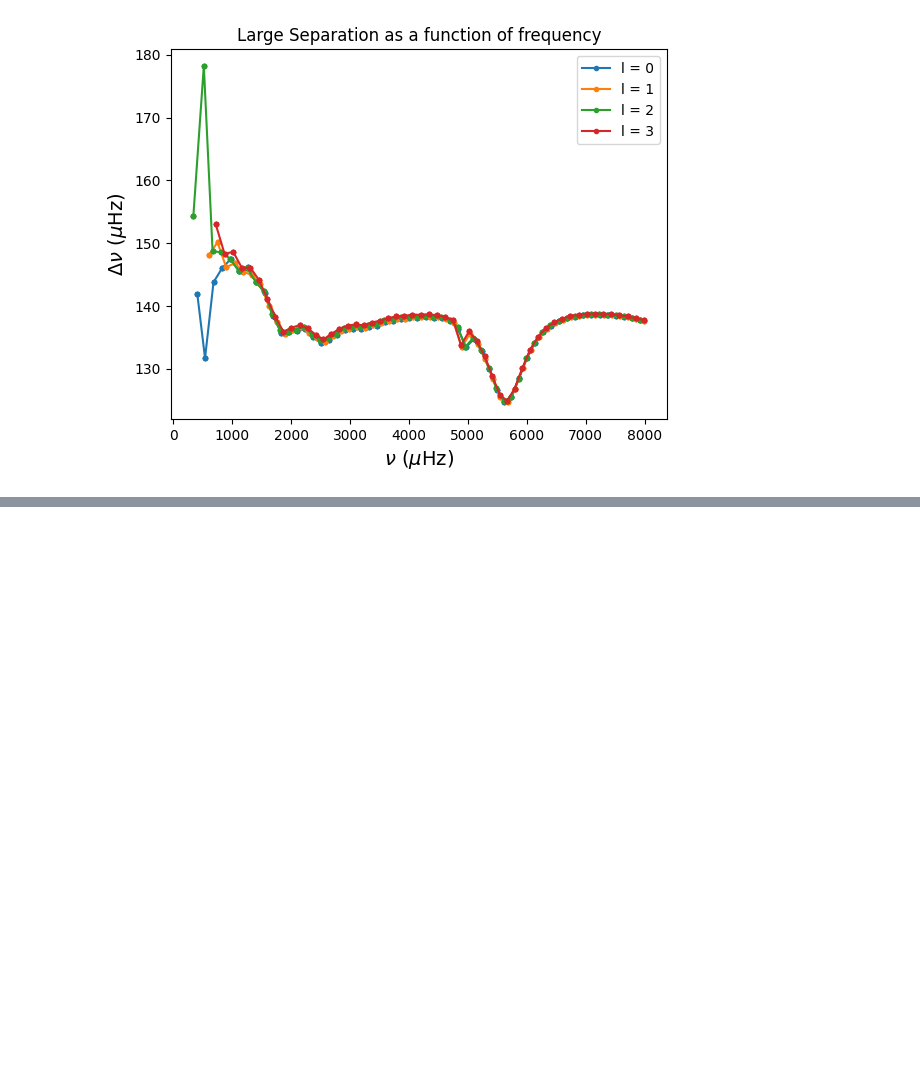
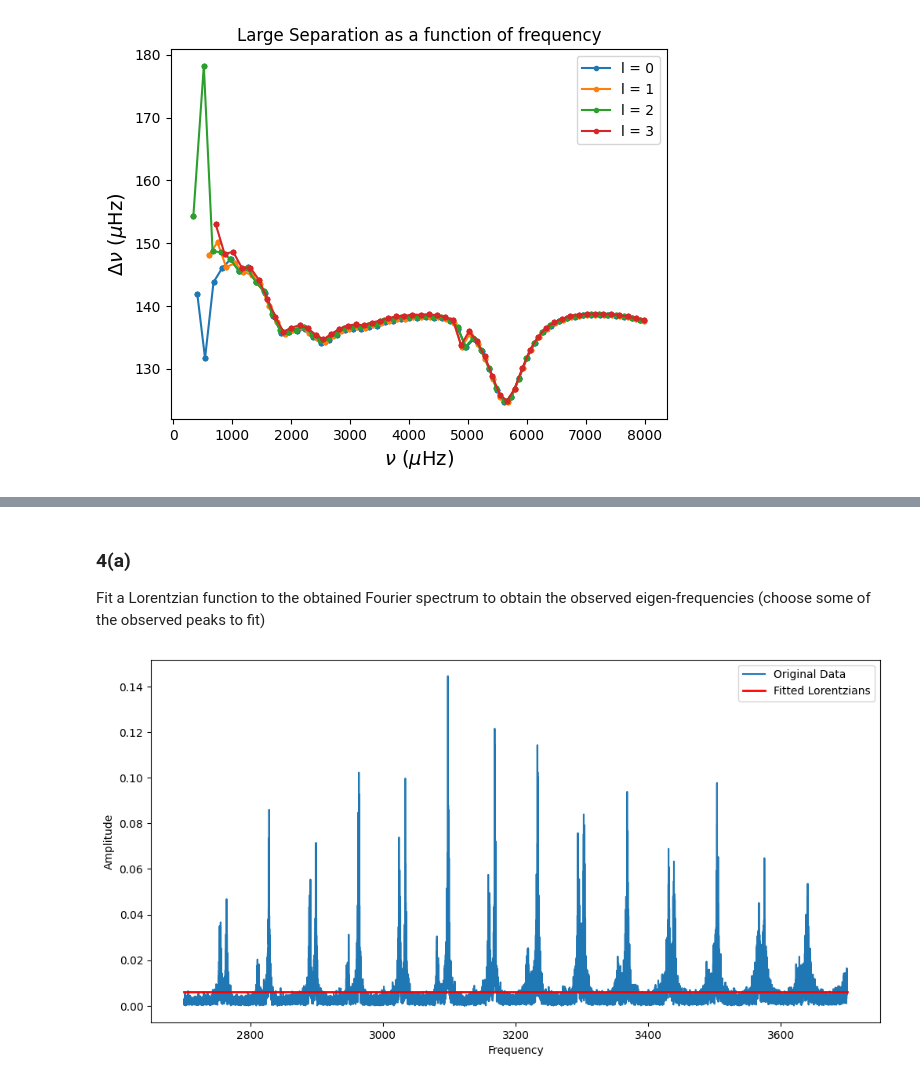
Before and after one commit to inesgpinto/stellar, a Jupyter notebook: mycode/part2.ipynb, the cells around one changed output, grey strips where cells are left out. Saved outputs shown, nothing was run; the diff lists cells and outputs as text; code cells hidden in the pictures; blank space fills up the shorter version.

```diff
--- a/mycode/part2.ipynb
+++ b/mycode/part2.ipynb
@@ -329,0 +335,71 @@ plt.show()
+# %% [markdown]
+### 4(a)
+Fit a Lorentzian function to the obtained Fourier spectrum to obtain the observed eigen-frequencies (choose some of the observed peaks to fit)
+# %%
+from scipy.optimize import curve_fit
+from scipy.signal import find_peaks
+
+#freq1_2= freq1[:790560//2]
+#fft_normalized1_2=2.0/790560 * np.abs(fft_normalized1)[0:790560//2]
+#fft_normalized1_2=fft_normalized1
+
+
+
+freqs = freq*1e6
+amp  =  2.0/790560 * np.abs(fft_v_pm1_cali1)[0:790560//2]
+#2700, 3700
+mask = (freqs >= 2700) & (freqs <= 3700)
+
+frequency_data = freqs[mask]
+amplitude_data = amp[mask]
+
+def lorentzian(x, A, w, x0, y0):
+    return 0.000005*A * (0.5*w) / ((x - x0)**2 + ((0.5*w)**2)) + y0
+
+def fit_multiple_lorentzians(x, *params):
+    y = np.zeros_like(x)
+    for i in range(0, len(params), 4):
+        A, w, x0, y0 = params[i:i+4]
+        y += lorentzian(x, A, w, x0, y0)
+    return y
+
+# Expected peak positions
+#mask = (model["freq"] >= 3*1000) & (model["freq"] <= 3.6*1000)
+#expected_peak_positions = model["freq"][mask]/1000
+
+expected_peak_positions = [3.02,3.03,3.09,3.10,3.155,3.16]
+
+# Number of peaks
+num_peaks = len(expected_peak_positions)
+
+# Set up initial parameters
+initial_params = []
+
+for x0 in expected_peak_positions:
+    # Set reasonable initial guesses based on your amplitude and width ranges
+    initial_A = 1/3.14  # Initial amplitude guess (between 0 and 0.14)
+    initial_w = 0.0015  # Initial width guess (you can adjust this)
+    initial_y0 = 0.0  # Initial baseline offset guess
+
+    initial_params.extend([initial_A, initial_w, x0, initial_y0])
+
+# Convert the list to a NumPy array
+initial_params = np.array(initial_params)
+
+
+# Fit the function to the data
+params, covariance = curve_fit(fit_multiple_lorentzians, frequency_data, amplitude_data, p0=initial_params, maxfev=70000)
+
+x_fit = np.linspace(min(frequency_data), max(frequency_data), 1000)
+y_fit = fit_multiple_lorentzians(x_fit, *params)
+
+plt.figure(figsize=(12, 6))
+plt.plot(frequency_data, amplitude_data, label='Original Data')
+plt.plot(x_fit, y_fit, label='Fitted Lorentzians', linestyle='-', linewidth=2, color='red')
+plt.legend()
+plt.xlabel('Frequency')
+plt.ylabel('Amplitude')
+#plt.xlim(2, 5)
+plt.show()
+# %% [output]
+[figure, added]
```
Also changed, not shown: parts of 2 cells of this notebook.
